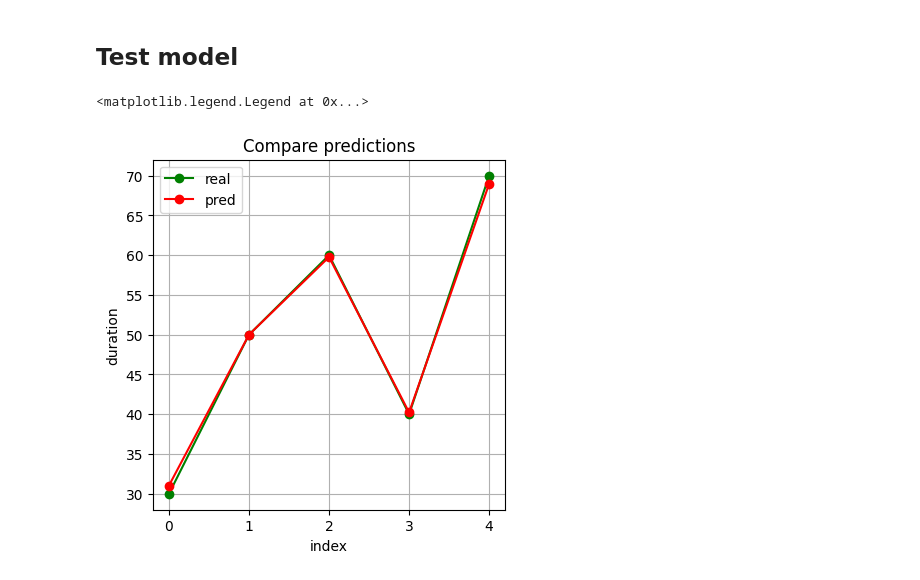
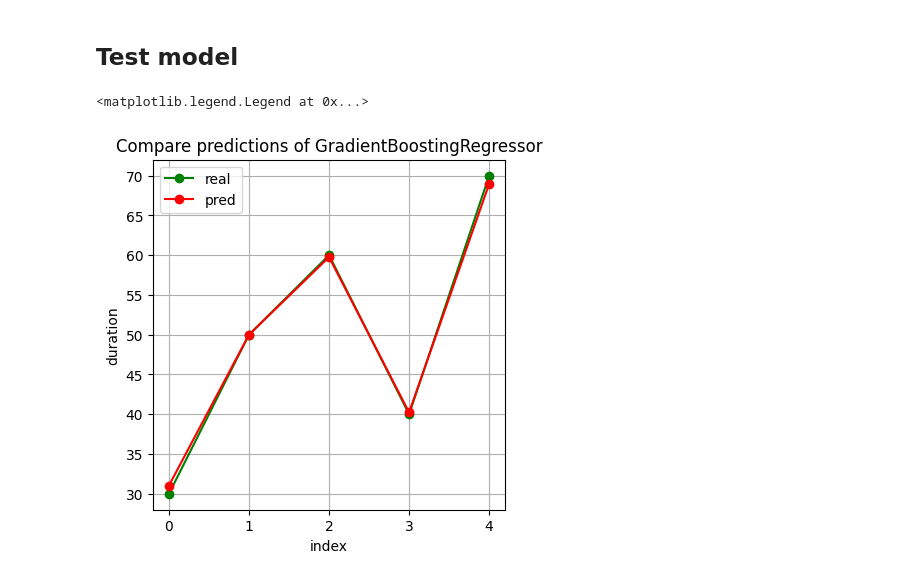
Before and after one commit to vlsu-labs/moad-works, a Jupyter notebook: lb3/main.ipynb, the cells around one changed output. Saved outputs shown, nothing was run; the diff lists cells and outputs as text; code cells hidden in the pictures.

```diff
--- a/lb3/main.ipynb
+++ b/lb3/main.ipynb
@@ -168,35 +166,37 @@ Mean square error: 14.06593406593407
 # %%
 from matplotlib import pyplot as plt
 from matplotlib.pyplot import subplots_adjust
+
+Model = GradientBoostingRegressor
 
 work_df = learn_df.copy()
 
 with open(MODEL_STATE_PATH, 'rb') as f:
     model: Model = pickle.load(f)
 
 
 predictions = model.predict(work_df[FEATURE])
 
 show_df = work_df.copy()
 show_df[f"{Y}_pred"] = predictions
 
 fig = plt.figure(num=1, facecolor='w', edgecolor='k')
 fig.set_figwidth(10)
 fig.set_figheight(10)
 
 x = list(show_df.index)
 y1 = show_df[Y]
 y2 = show_df[f"{Y}_pred"]
 
 ax = fig.add_subplot(2, 2, 1)
 ax.plot(x, y1, color='green', label=f'real', marker='o', linestyle='-')
 ax.plot(x, y2, color='red', label=f'pred', marker='o', linestyle='-')
 
-ax.set_title(f'Compare predictions')
+ax.set_title(f'Compare predictions of {Model.__name__}')
 ax.set_xlabel('index')
 ax.set_ylabel(f'{Y}')
 ax.grid()
 ax.legend()
 # %% [output]
 <matplotlib.legend.Legend at 0x...>
-[figure, old version]
+[figure, new version]
```
Also changed, not shown: parts of 1 cell of this notebook.
